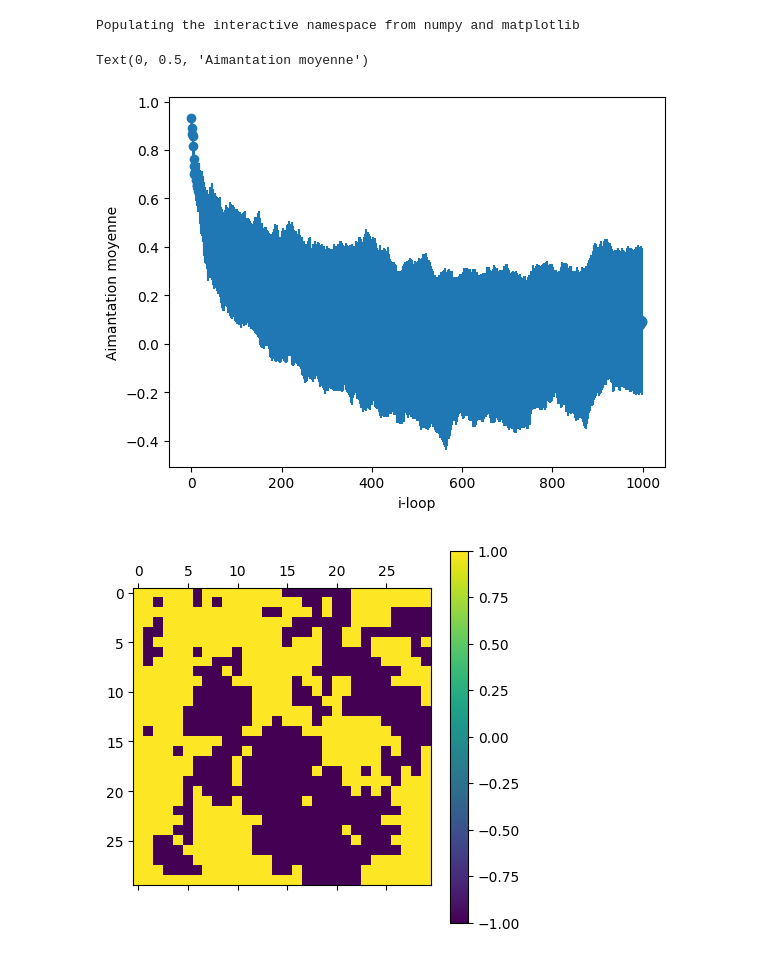
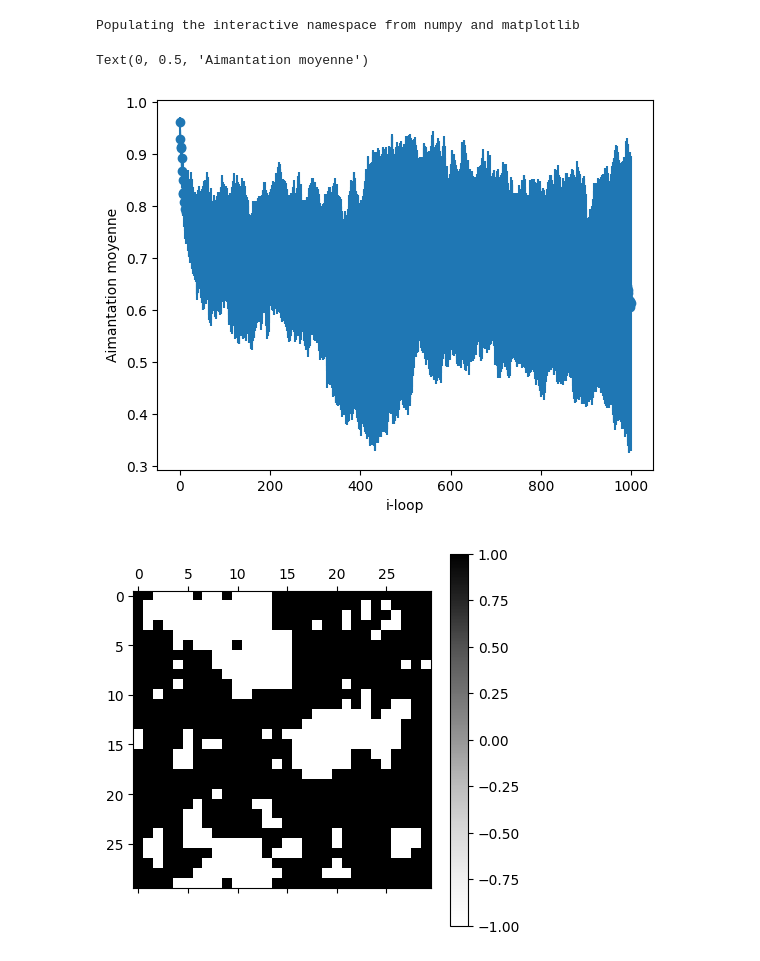
Before and after one commit to jecampagne/cours_mallat_cdf, a Jupyter notebook: cours2024/Ising2D_Metropolis.ipynb, the cells around one changed output. Cells and saved outputs as stored; diff of their text form; code cells hidden in the pictures.

```diff
--- a/cours2024/Ising2D_Metropolis.ipynb
+++ b/cours2024/Ising2D_Metropolis.ipynb
@@ -214,10 +208,11 @@ Ns = N*N
 key = jax.random.PRNGKey(42)
 spin_dtype = key.dtype
 spin = jnp.zeros((N,N),dtype=spin_dtype)
+#spin = jax.random.randint(key,shape=(N,N),minval=0,maxval=2147483647,dtype=spin_dtype)
 nbits = 8 * spin[0,0].nbytes
 Nspin = Ns*nbits
 
-T = 2.5
+T = 2.27
 nloops = 1000
 probas = temperature(T)
 spin,mag,errmag = boucle_stat(key,nloops,spin,probas)
@@ -227,8 +222,8 @@ xlabel("i-loop")
 ylabel("Aimantation moyenne")
 # %% [output]
 Text(0, 0.5, 'Aimantation moyenne')
-[figure, old version]
+[figure, new version]
 # %%
-plt.matshow(couche(spin,10));colorbar();
+plt.matshow(couche(spin,0),cmap='Greys');colorbar();
 # %% [output]
-[figure, old version]
+[figure, new version]
```
Also changed, not shown: parts of 11 cells of this notebook.
